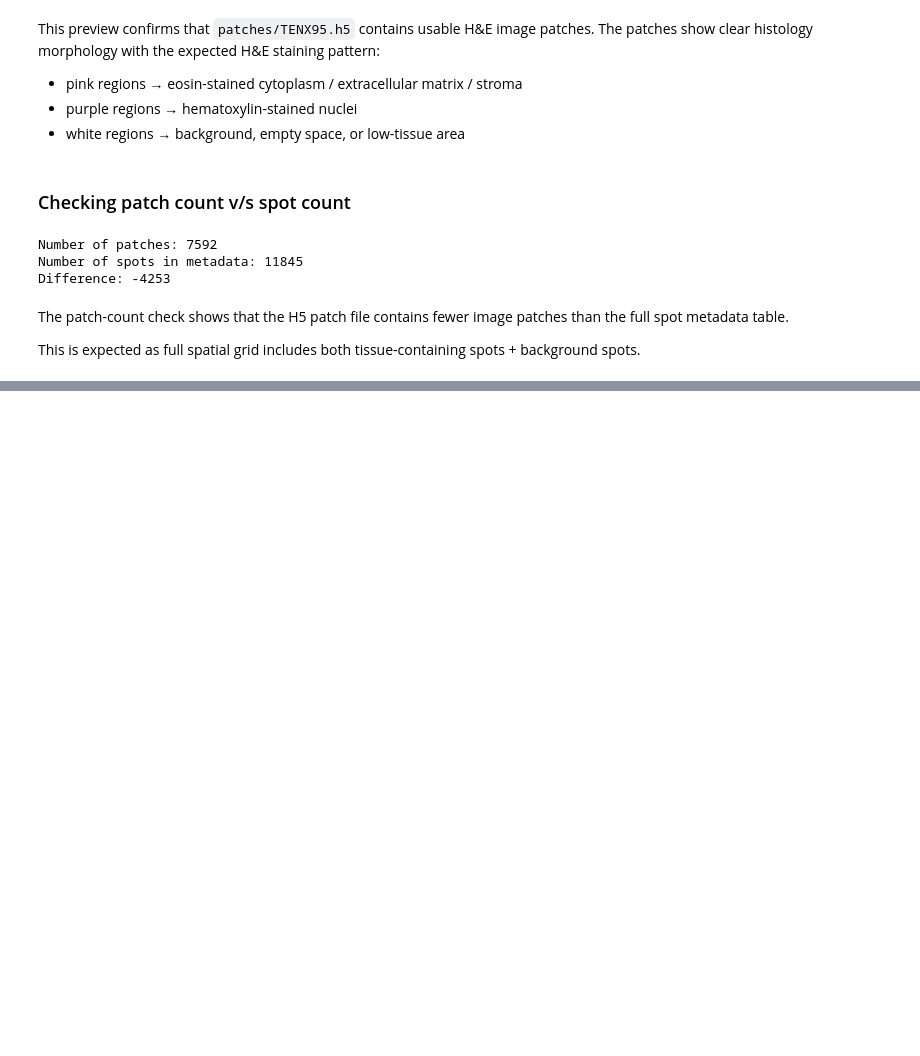
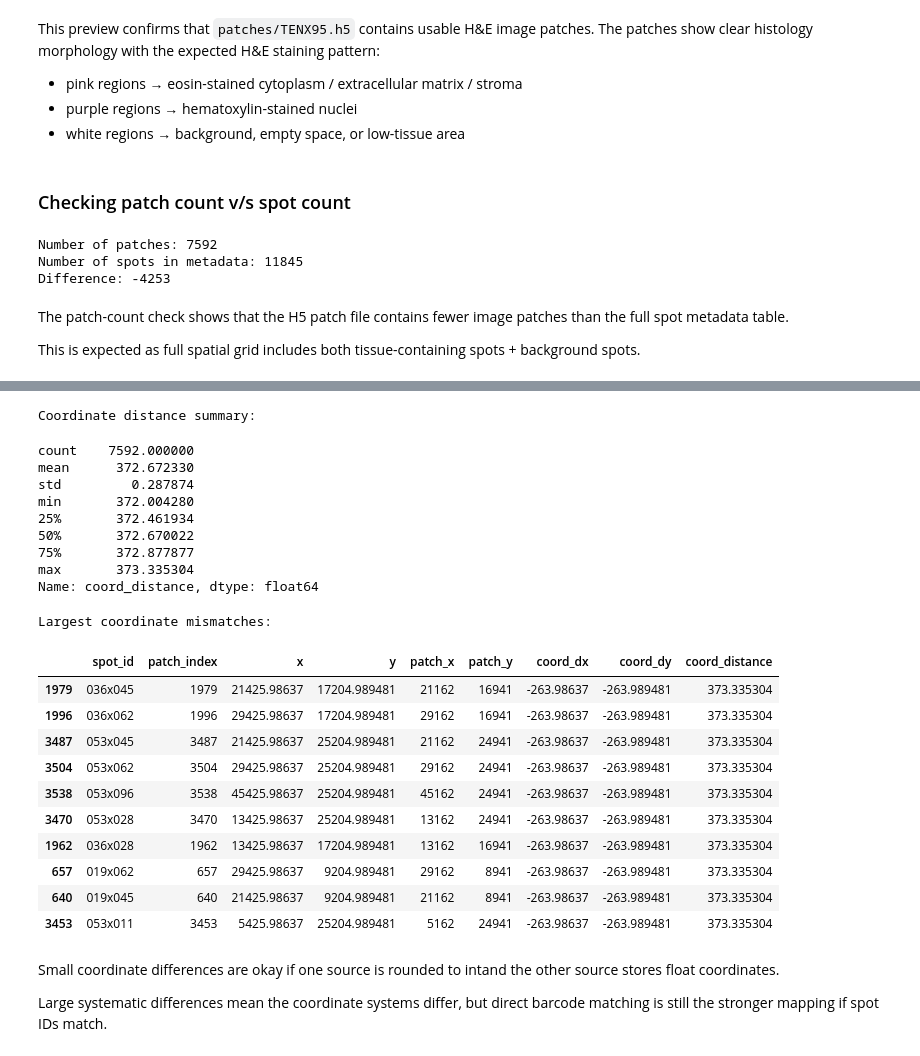
Before and after one commit to HareenM/HistoGeneAlign-Multiscale-H-E-Spatial-Transcriptomics-Contrastive-Learning, a Jupyter notebook: notebooks/03_patch_extraction.ipynb, the cells around one changed output, grey strips where cells are left out. Cells and saved outputs as stored; diff of their text form; code cells hidden in the pictures; blank space fills up the shorter version.

```diff
--- a/notebooks/03_patch_extraction.ipynb
+++ b/notebooks/03_patch_extraction.ipynb
@@ -252,0 +489,70 @@ This is expected as full spatial grid includes both tissue-containing spots + ba
+# %%
+# =========================================================================================
+# # Coordinate sanity check
+#
+# I am checking whether H5 coords match the AnnData-derived coordinates in spot_metadata.
+# =========================================================================================
+
+aligned_image_gene_table["coord_dx"] = (
+    aligned_image_gene_table["patch_x"].astype(float)
+    - aligned_image_gene_table["x"].astype(float)
+)
+
+aligned_image_gene_table["coord_dy"] = (
+    aligned_image_gene_table["patch_y"].astype(float)
+    - aligned_image_gene_table["y"].astype(float)
+)
+
+aligned_image_gene_table["coord_distance"] = np.sqrt(
+    aligned_image_gene_table["coord_dx"] ** 2
+    + aligned_image_gene_table["coord_dy"] ** 2
+)
+
+print("Coordinate distance summary:")
+display(aligned_image_gene_table["coord_distance"].describe())
+
+print("\nLargest coordinate mismatches:")
+display(
+    aligned_image_gene_table
+    .sort_values("coord_distance", ascending=False)
+    .head(10)[
+        [
+            "spot_id",
+            "patch_index",
+            "x",
+            "y",
+            "patch_x",
+            "patch_y",
+            "coord_dx",
+            "coord_dy",
+            "coord_distance",
+        ]
+    ]
+)
+# %% [output]
+Coordinate distance summary:
+count    7592.000000
+mean      372.672330
+std         0.287874
+min       372.004280
+25%       372.461934
+50%       372.670022
+75%       372.877877
+max       373.335304
+Name: coord_distance, dtype: float64
+Largest coordinate mismatches:
+|  | spot_id | patch_index | x | y | patch_x | patch_y | coord_dx | coord_dy | coord_distance |
+| 1979 | 036x045 | 1979 | 21425.98637 | 17204.989481 | 21162 | 16941 | -263.98637 | -263.989481 | 373.335304 |
+| 1996 | 036x062 | 1996 | 29425.98637 | 17204.989481 | 29162 | 16941 | -263.98637 | -263.989481 | 373.335304 |
+| 3487 | 053x045 | 3487 | 21425.98637 | 25204.989481 | 21162 | 24941 | -263.98637 | -263.989481 | 373.335304 |
+| 3504 | 053x062 | 3504 | 29425.98637 | 25204.989481 | 29162 | 24941 | -263.98637 | -263.989481 | 373.335304 |
+| 3538 | 053x096 | 3538 | 45425.98637 | 25204.989481 | 45162 | 24941 | -263.98637 | -263.989481 | 373.335304 |
+| 3470 | 053x028 | 3470 | 13425.98637 | 25204.989481 | 13162 | 24941 | -263.98637 | -263.989481 | 373.335304 |
+| 1962 | 036x028 | 1962 | 13425.98637 | 17204.989481 | 13162 | 16941 | -263.98637 | -263.989481 | 373.335304 |
+| 657 | 019x062 | 657 | 29425.98637 | 9204.989481 | 29162 | 8941 | -263.98637 | -263.989481 | 373.335304 |
+| 640 | 019x045 | 640 | 21425.98637 | 9204.989481 | 21162 | 8941 | -263.98637 | -263.989481 | 373.335304 |
+| 3453 | 053x011 | 3453 | 5425.98637 | 25204.989481 | 5162 | 24941 | -263.98637 | -263.989481 | 373.335304 |
+# %% [markdown]
+Small coordinate differences are okay if one source is rounded to intand the other source stores float coordinates.
+
+Large systematic differences mean the coordinate systems differ, but direct barcode matching is still the stronger mapping if spot IDs match.
```
Also changed, not shown: parts of 10 cells of this notebook, 27 other files.
